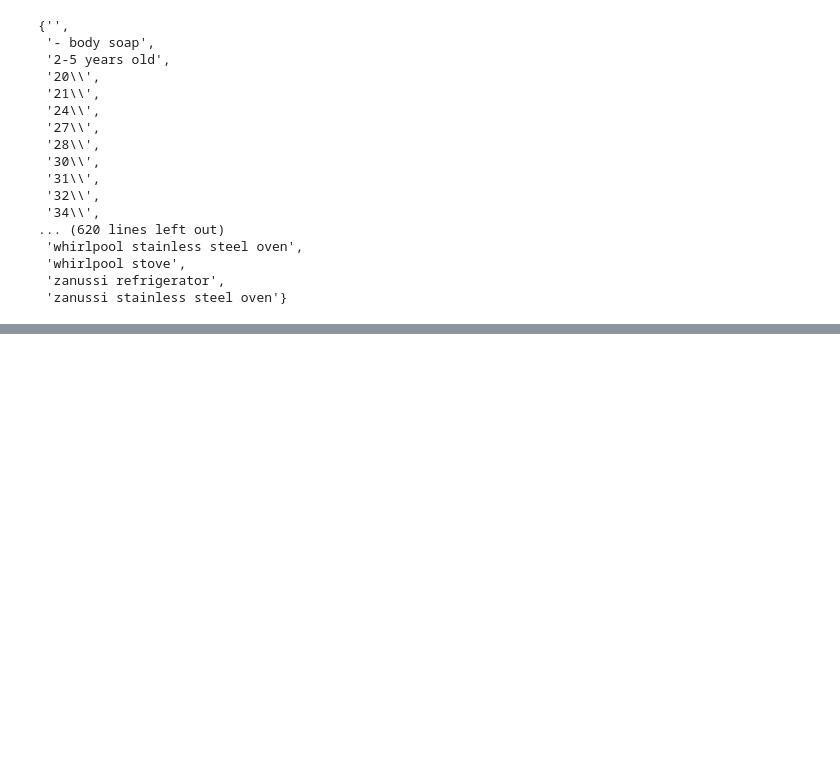
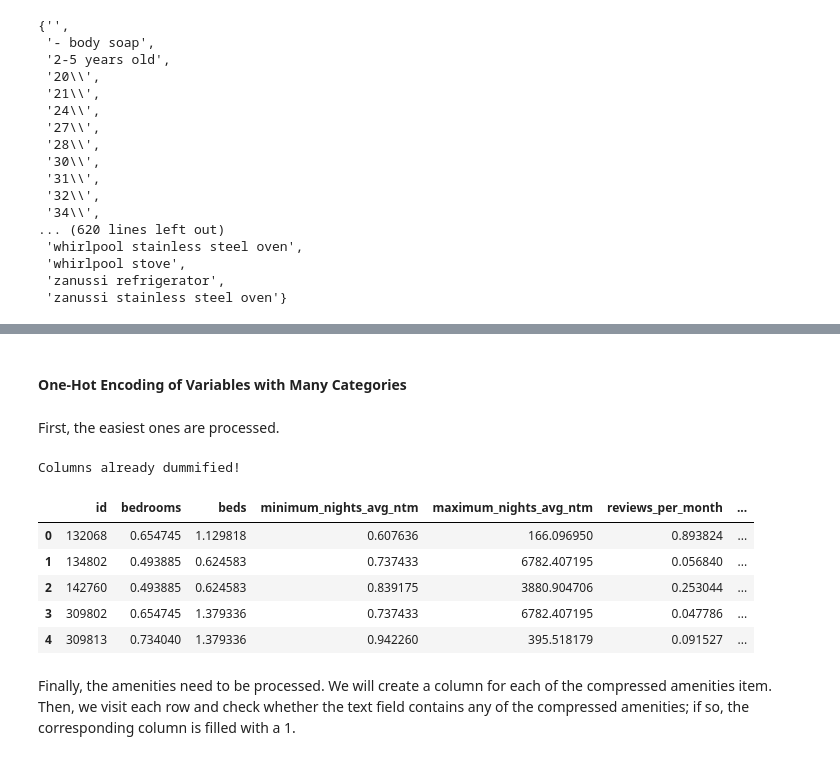
Before and after one commit to mxagar/airbnb_data_analysis, a Jupyter notebook: 02_AirBnB_DataAnalysis_FeatureEngineering_and_Selection.ipynb, the cells around one changed output, grey strips where cells are left out. Cells and saved outputs as stored; diff of their text form; code cells hidden in the pictures; blank space fills up the shorter version.

```diff
--- a/02_AirBnB_DataAnalysis_FeatureEngineering_and_Selection.ipynb
+++ b/02_AirBnB_DataAnalysis_FeatureEngineering_and_Selection.ipynb
@@ -809,0 +1192,39 @@ amenities_set
+# %%
+data = pd.read_csv(filename)
+# %%
+y = data['price']
+X = data.drop('price',axis=1)
+# %% [markdown]
+#### One-Hot Encoding of Variables with Many Categories
+# %% [markdown]
+First, the easiest ones are processed.
+# %%
+many_dummies = [
+'neighbourhood_cleansed',
+'property_type',
+'ammenities']
+
+try:
+    for col in ['neighbourhood_cleansed', 'property_type']:
+        X = pd.concat([X.drop(col, axis=1),
+                       pd.get_dummies(X[col],
+                                      prefix=col,
+                                      prefix_sep='_',
+                                      drop_first=False,
+                                      dummy_na=False)],
+                       axis=1)
+except KeyError as err:
+    print("Columns already dummified!")
+# %% [output]
+Columns already dummified!
+# %%
+X.head()
+# %% [output]
+|  | id | bedrooms | beds | minimum_nights_avg_ntm | maximum_nights_avg_ntm | reviews_per_month | ... |
+| 0 | 132068 | 0.654745 | 1.129818 | 0.607636 | 166.096950 | 0.893824 | ... |
+| 1 | 134802 | 0.493885 | 0.624583 | 0.737433 | 6782.407195 | 0.056840 | ... |
+| 2 | 142760 | 0.493885 | 0.624583 | 0.839175 | 3880.904706 | 0.253044 | ... |
+| 3 | 309802 | 0.654745 | 1.379336 | 0.737433 | 6782.407195 | 0.047786 | ... |
+| 4 | 309813 | 0.734040 | 1.379336 | 0.942260 | 395.518179 | 0.091527 | ... |
+# %% [markdown]
+Finally, the amenities need to be processed. We will create a column for each of the compressed amenities item. Then, we visit each row and check whether the text field contains any of the compressed amenities; if so, the corresponding column is filled with a 1.
```
Also changed, not shown: parts of 51 cells of this notebook.
